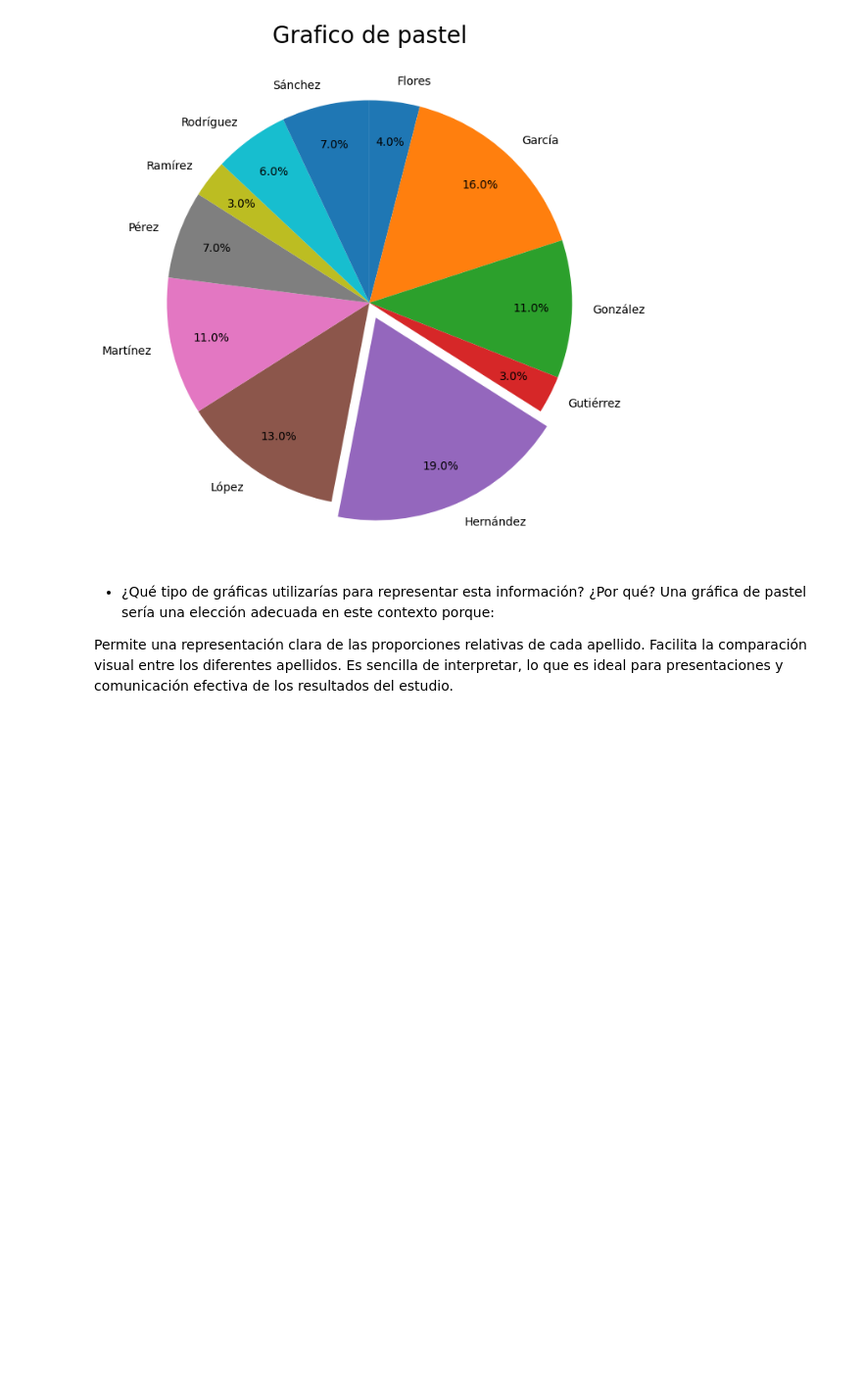
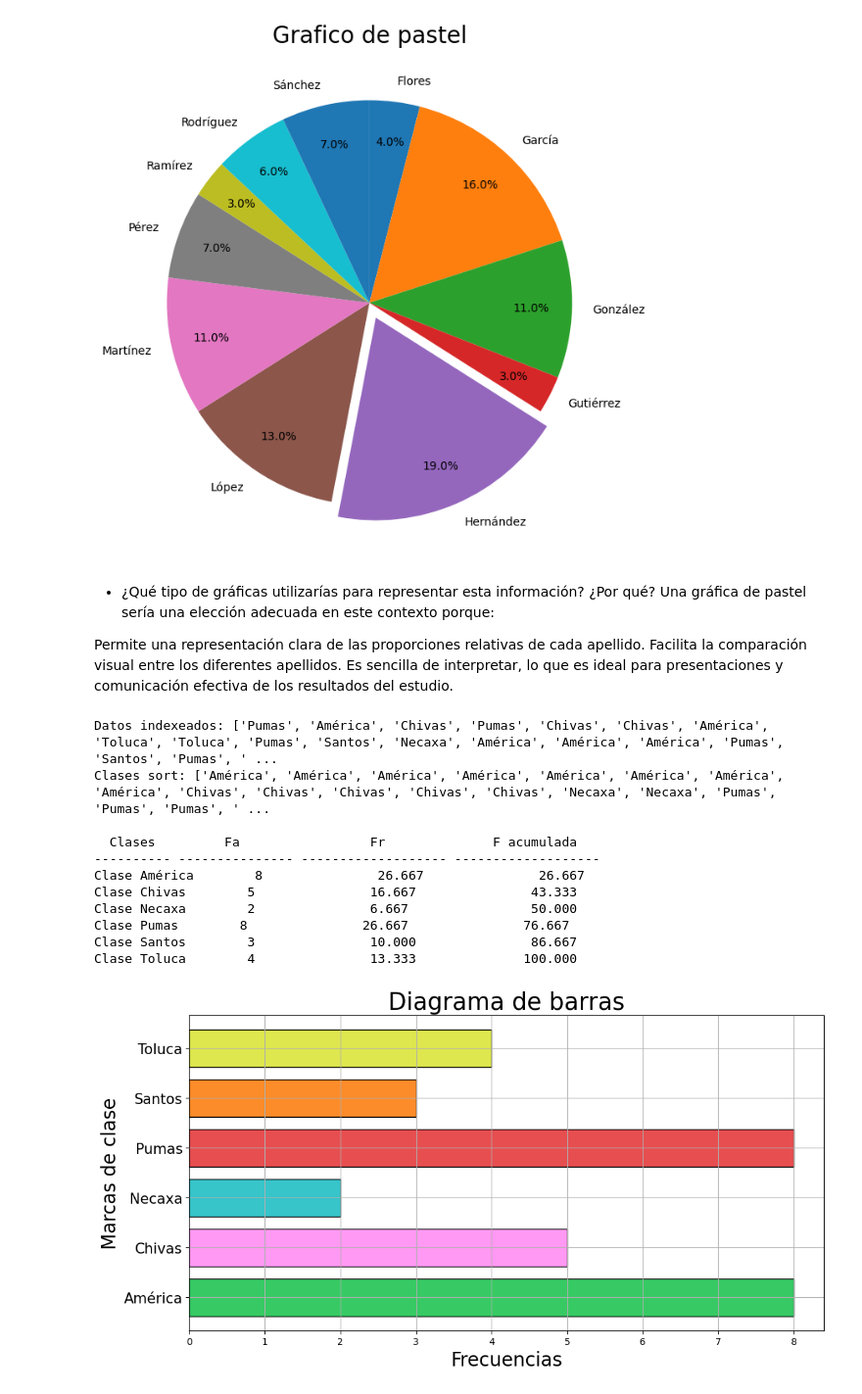
Before and after one commit to EduardoGomezTics/EGMVerano2024T1, a Jupyter notebook: Main.ipynb, the cells around one changed output. Shown: that part at 98% size. Drawn from its saved outputs; the diff is of its cells as text; code cells hidden in the pictures; blank space fills up the shorter version.

```diff
--- a/Main.ipynb
+++ b/Main.ipynb
@@ -128,3 +128,51 @@ Una gráfica de pastel sería una elección adecuada en este contexto porque:
 Permite una representación clara de las proporciones relativas de cada apellido.
 Facilita la comparación visual entre los diferentes apellidos.
 Es sencilla de interpretar, lo que es ideal para presentaciones y comunicación efectiva de los resultados del estudio.
+# %%
+# Datos de entrada con comillas
+datos = ['Pumas', 'América', 'Chivas', 'Pumas', 'Chivas',
+         'Chivas', 'América', 'Toluca', 'Toluca', 'Pumas',
+         'Santos', 'Necaxa', 'América', 'América', 'América',
+         'Pumas', 'Santos', 'Pumas', 'Pumas', 'Pumas',
+         'América', 'Chivas', 'América', 'Pumas', 'Necaxa',
+         'Toluca', 'Chivas', 'América', 'Toluca', 'Santos']
+
+
+# Formatea los datos para evitar espacios y excepciones en cadena
+datos_formated = fStr.format_str(datos)
+print("Datos indexeados:", datos_formated)
+
+# Ordena la lista de datos
+datos_sorted = clas_str_sort.clases_str_sort(datos_formated)
+print("Clases sort:", datos_sorted, "\n")
+
+# Calcula la frecuencia absoluta de los datos
+clases, fa_ab = abs.frec_abs(datos_sorted)
+
+# Crea una copia de las clases originales sin ordenar
+clases_orden = clases.copy()
+
+# Obtiene las frecuencias absolutas ordenadas ascendente
+fa_sorted = scFa.sort_clases_fa(clases_orden, orAsc.ordenar_asc(clases), fa_ab)
+
+# Calcula la frecuencia relativa
+frecuencia_rel = rel.frec_rel(fa_sorted)
+
+# Calcula la frecuencia relativa acumulada
+frecuencia_rel_acum = acum.frec_acum(frecuencia_rel)
+
+# Imprime las clases, su frecuencia relativa y su frecuencia relativa acumulada ordenadas de forma ascendente
+t.tabla(clases, fa_sorted, frecuencia_rel, frecuencia_rel_acum)
+# %% [output]
+Datos indexeados: ['Pumas', 'América', 'Chivas', 'Pumas', 'Chivas', 'Chivas', 'América', 'Toluca', 'Toluca', 'Pumas', 'Santos', 'Necaxa', 'América', 'América', 'América', 'Pumas', 'Santos', 'Pumas', ' ...
+Clases sort: ['América', 'América', 'América', 'América', 'América', 'América', 'América', 'América', 'Chivas', 'Chivas', 'Chivas', 'Chivas', 'Chivas', 'Necaxa', 'Necaxa', 'Pumas', 'Pumas', 'Pumas', ' ...
+
+  Clases         Fa                 Fr              F acumulada
+---------- --------------- ------------------- -------------------
+Clase América        8               26.667               26.667
+Clase Chivas        5               16.667               43.333
+Clase Necaxa        2               6.667                50.000
+Clase Pumas        8               26.667               76.667
+Clase Santos        3               10.000               86.667
+Clase Toluca        4               13.333              100.000
+[figure, added]
```
